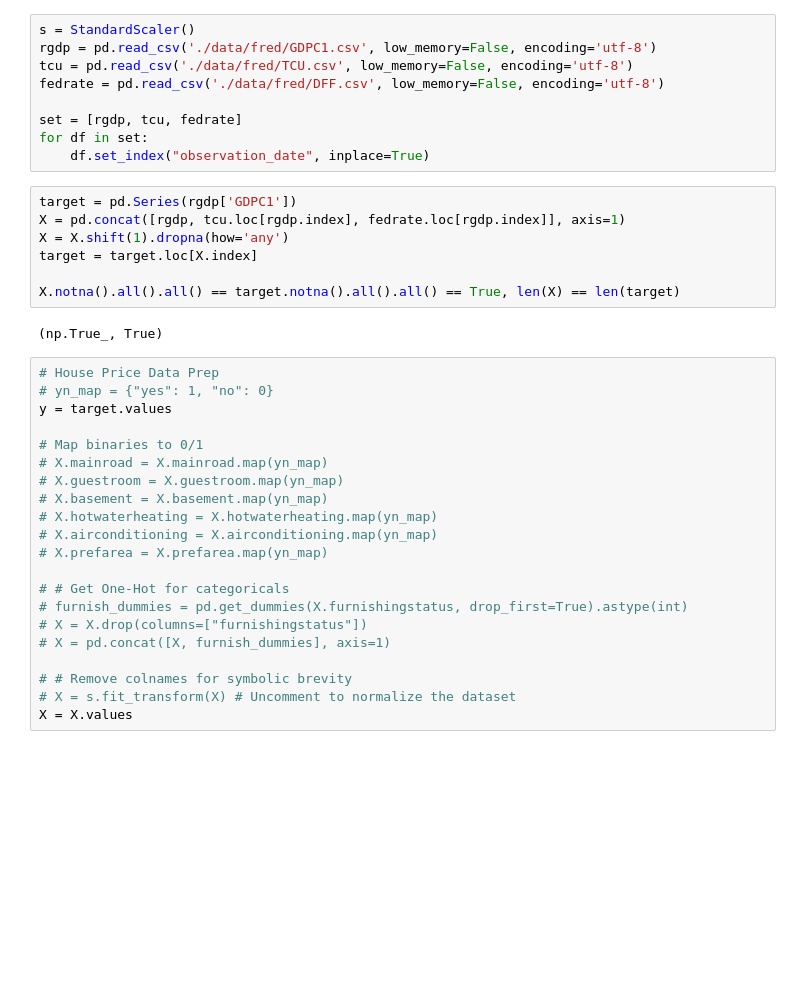
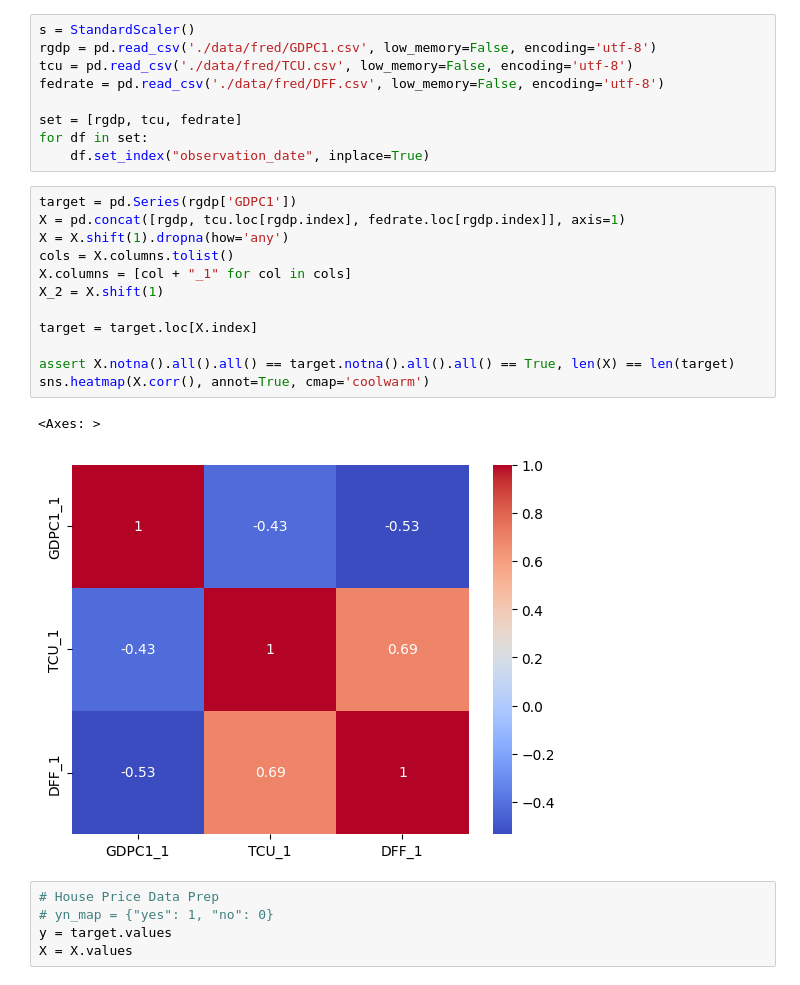
Before and after one commit to GongJr0/Econometrics2025-Project, a Jupyter notebook: main.ipynb, the cells around one changed output. Drawn from its saved outputs; the diff is of its cells as text; blank space fills up the shorter version.

```diff
--- a/main.ipynb
+++ b/main.ipynb
@@ -20,31 +19,21 @@ for df in set:
 # %%
 target = pd.Series(rgdp['GDPC1'])
 X = pd.concat([rgdp, tcu.loc[rgdp.index], fedrate.loc[rgdp.index]], axis=1)
 X = X.shift(1).dropna(how='any')
+cols = X.columns.tolist()
+X.columns = [col + "_1" for col in cols]
+X_2 = X.shift(1)
+
 target = target.loc[X.index]
 
-X.notna().all().all() == target.notna().all().all() == True, len(X) == len(target)
+assert X.notna().all().all() == target.notna().all().all() == True, len(X) == len(target)
+sns.heatmap(X.corr(), annot=True, cmap='coolwarm')
 # %% [output]
-(np.True_, True)
+<Axes: >
+[figure, added]
 # %%
 # House Price Data Prep
 # yn_map = {"yes": 1, "no": 0}
 y = target.values
-
-# Map binaries to 0/1
-# X.mainroad = X.mainroad.map(yn_map)
-# X.guestroom = X.guestroom.map(yn_map)
-# X.basement = X.basement.map(yn_map)
-# X.hotwaterheating = X.hotwaterheating.map(yn_map)
-# X.airconditioning = X.airconditioning.map(yn_map)
-# X.prefarea = X.prefarea.map(yn_map)
-
-# # Get One-Hot for categoricals
-# furnish_dummies = pd.get_dummies(X.furnishingstatus, drop_first=True).astype(int)
-# X = X.drop(columns=["furnishingstatus"])
-# X = pd.concat([X, furnish_dummies], axis=1)
-
-# # Remove colnames for symbolic brevity
-# X = s.fit_transform(X) # Uncomment to normalize the dataset
 X = X.values
 # %%
```
Also changed, not shown: parts of 10 cells of this notebook, 11 other files.
